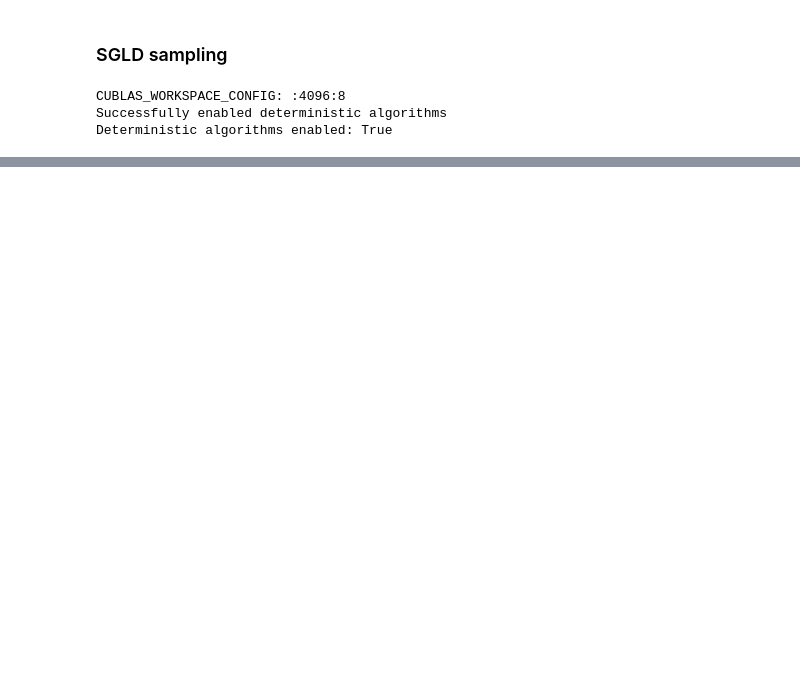
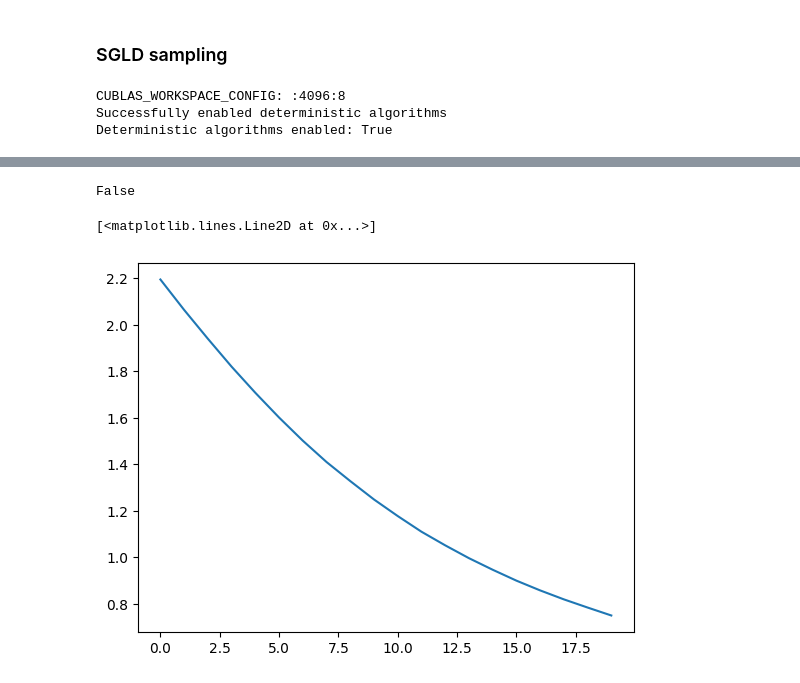
Before and after one commit to EleutherAI/tyche, a Jupyter notebook: notebooks/scratch/sgld_playground.ipynb, the cells around one changed output, grey strips where cells are left out. Drawn from its saved outputs; the diff is of its cells as text; code cells hidden in the pictures; blank space fills up the shorter version.

```diff
--- a/notebooks/scratch/sgld_playground.ipynb
+++ b/notebooks/scratch/sgld_playground.ipynb
@@ -271,0 +252,66 @@ Finished Training
+# %%
+model = models_clean[0]
+model_copy = copy.deepcopy(model)
+model_copy.eval()
+
+w_0 = (
+    t.nn.utils.parameters_to_vector(model_copy.parameters()).detach().clone().to(device)
+)
+with t.no_grad():
+    logits_init = model_copy(dataset[0])["logits"]
+
+sgld_params = SGLDParams(eps=1e-4, gamma=0, beta=1, batch_size=1, num_steps=20)
+optimizer = t.optim.SGD(model_copy.parameters(), lr=1, momentum=0, weight_decay=0)
+
+cost_fn = "cross_entropy"
+
+loss_2 = []
+for step in tqdm(range(sgld_params.num_steps)):
+
+    optimizer.zero_grad()
+
+    logits = model_copy(input)["logits"]
+
+    if cost_fn == "KL":
+        cost = logit_loss(logits_init, logits)
+    elif cost_fn == "cross_entropy":
+        cost = t.nn.functional.cross_entropy(logits, labels)
+
+    loss_2.append(cost.item())
+    # L2 norm of w_0 - w
+    w = t.nn.utils.parameters_to_vector(model_copy.parameters())
+
+    l2_norm = t.norm(w - w_0) ** 2
+    sgld_loss = (
+        sgld_params.eps
+        / 2
+        * (
+            sgld_params.nbeta * sgld_params.batch_size * cost
+            + 0.5 * sgld_params.gamma * l2_norm * 0
+        )
+    )
+
+    sgld_loss = sgld_loss * 2
+
+    sgld_loss = cost * 1e-4
+    # sgld_loss = cost
+    sgld_loss.backward()
+    optimizer.step()
+
+    # add Gaussian noise to the model parameters
+    eta = t.randn_like(w, device=device) * t.sqrt(t.tensor(sgld_params.eps))
+    eta = 0 * eta
+    new_params = t.nn.utils.parameters_to_vector(model_copy.parameters())
+    t.nn.utils.vector_to_parameters(new_params, model_copy.parameters())
+
+
+print(loss_2 == loss)
+# plot test
+import matplotlib.pyplot as plt
+import numpy as np
+
+plt.plot(np.arange(len(loss_2)), loss_2)
+# %% [output]
+False
+[<matplotlib.lines.Line2D at 0x...>]
+[figure, added]
```
Also changed, not shown: parts of 28 cells of this notebook, 4 other files.
